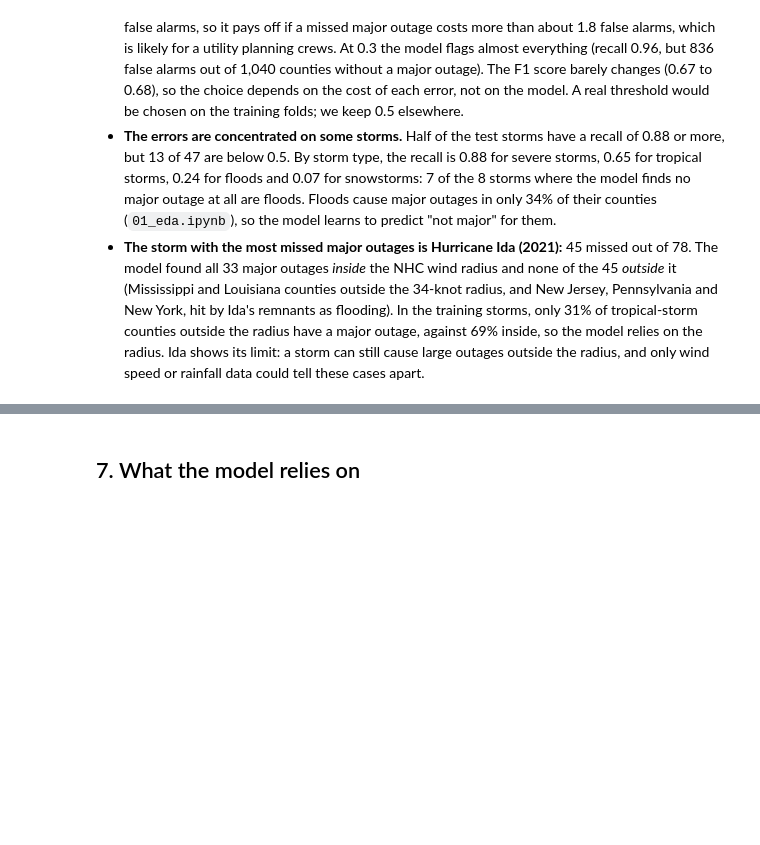
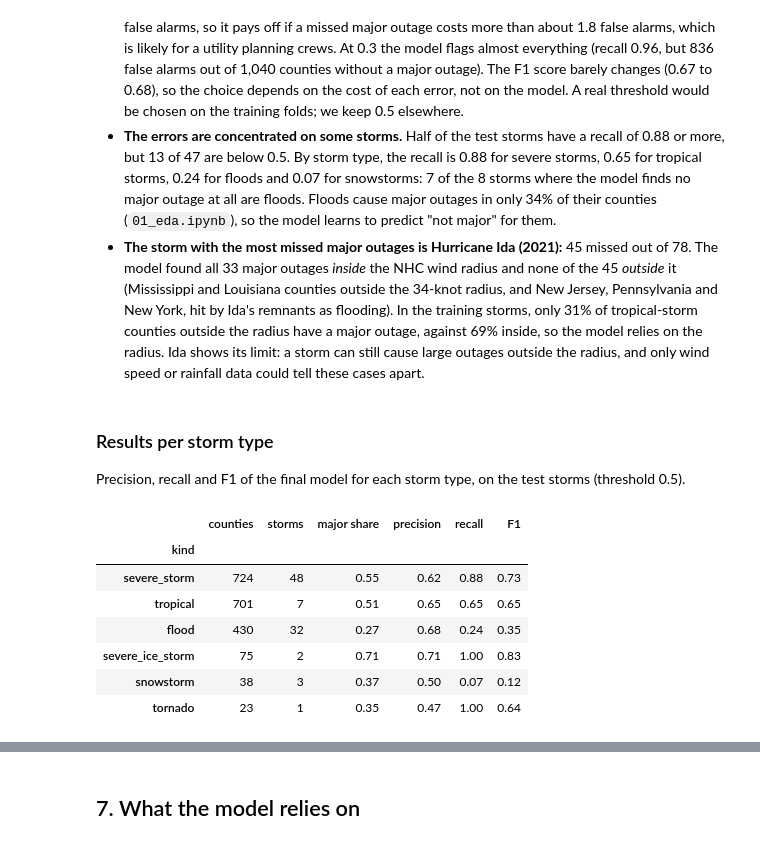
Before and after one commit to criptore/Lights-Out, a Jupyter notebook: notebooks/02_classifier.ipynb, the cells around one changed output, grey strips where cells are left out. Saved outputs shown, nothing was run; the diff lists cells and outputs as text; code cells hidden in the pictures; blank space fills up the shorter version.

```diff
--- a/notebooks/02_classifier.ipynb
+++ b/notebooks/02_classifier.ipynb
@@ -476,3 +476,29 @@ plt.show()
   training storms, only 31% of tropical-storm counties outside the radius have a major outage, against 69% inside, so
   the model relies on the radius. Ida shows its limit: a storm can still cause large outages outside the radius, and
   only wind speed or rainfall data could tell these cases apart.
+# %% [markdown]
+### Results per storm type
+
+Precision, recall and F1 of the final model for each storm type, on the test storms (threshold 0.5).
+# %%
+def scores_by(group):
+    rows = []
+    for k, g in test_df.groupby(group):
+        rows.append({group: k, 'counties': len(g), 'storms': g['event_id'].nunique(),
+                     'major share': g['major_outage'].mean(),
+                     'precision': precision_score(g['major_outage'], g['pred'], zero_division=0),
+                     'recall': recall_score(g['major_outage'], g['pred'], zero_division=0),
+                     'F1': f1_score(g['major_outage'], g['pred'], zero_division=0)})
+    return pd.DataFrame(rows).set_index(group).sort_values('counties', ascending=False)
+
+per_kind = scores_by('kind')
+per_kind.round(2)
+# %% [output]
+|  | counties | storms | major share | precision | recall | F1 |
+| kind |  |  |  |  |  |  |
+| severe_storm | 724 | 48 | 0.55 | 0.62 | 0.88 | 0.73 |
+| tropical | 701 | 7 | 0.51 | 0.65 | 0.65 | 0.65 |
+| flood | 430 | 32 | 0.27 | 0.68 | 0.24 | 0.35 |
+| severe_ice_storm | 75 | 2 | 0.71 | 0.71 | 1.00 | 0.83 |
+| snowstorm | 38 | 3 | 0.37 | 0.50 | 0.07 | 0.12 |
+| tornado | 23 | 1 | 0.35 | 0.47 | 1.00 | 0.64 |
```
Also changed, not shown: parts of 8 cells of this notebook, 24 other files.
